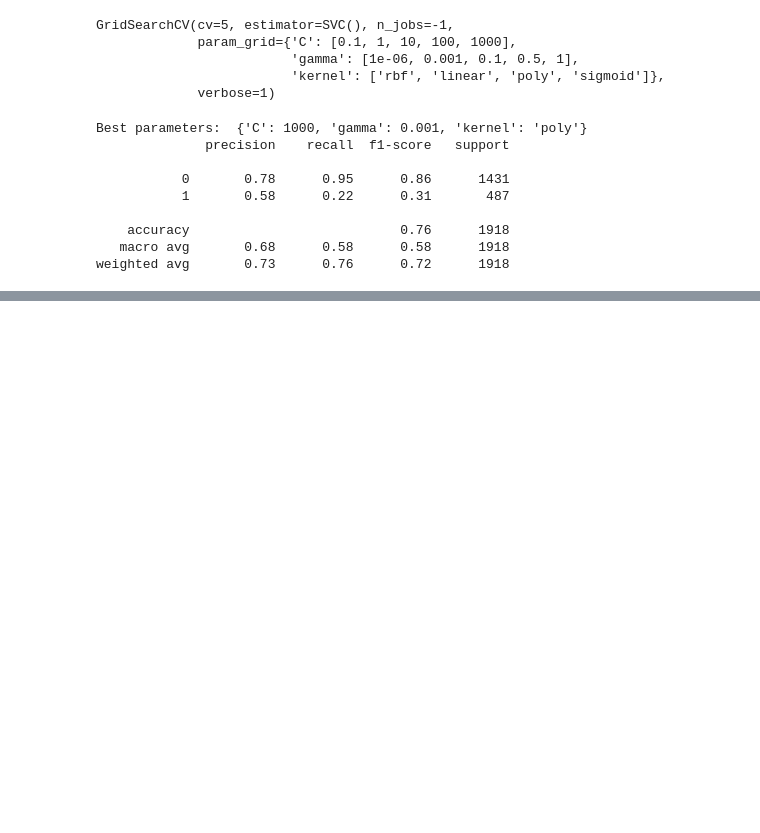
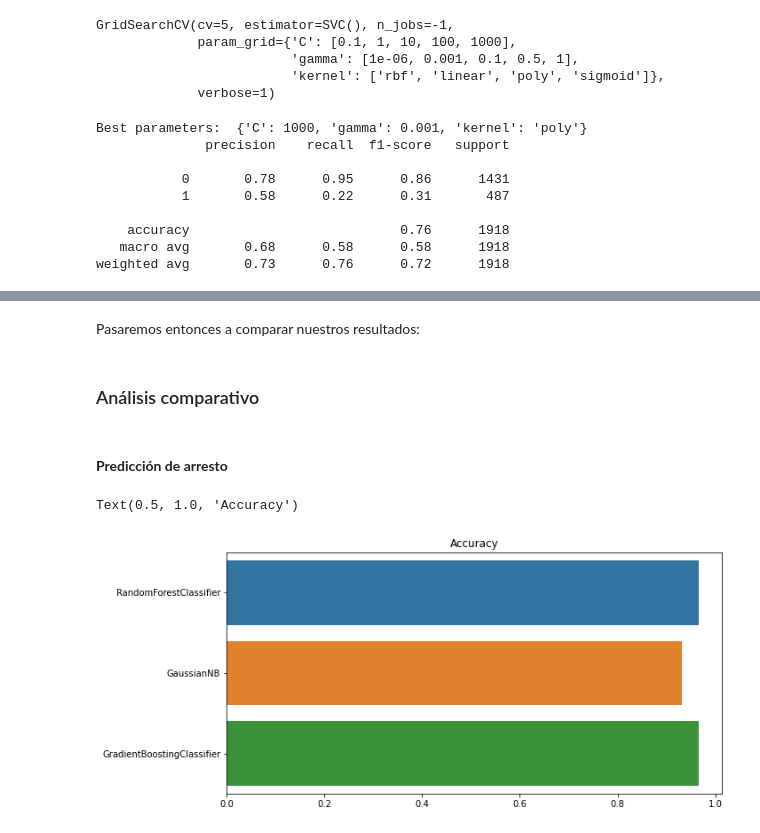
Before and after one commit to Japsz/DesafioLatam, a Jupyter notebook: Unidad 3 - Machine Learning/Prueba/Predicción de delitos/hito1.ipynb, the cells around one changed output, grey strips where cells are left out. Drawn from its saved outputs; the diff is of its cells as text; code cells hidden in the pictures; blank space fills up the shorter version.

```diff
--- a/Unidad 3 - Machine Learning/Prueba/Predicción de delitos/hito1.ipynb
+++ b/Unidad 3 - Machine Learning/Prueba/Predicción de delitos/hito1.ipynb
@@ -451,0 +450,4 @@ Vemos que al agregar las probabilidades de la GMM al espacio de atributos se mej
+# %%
+# Instanciamos el modelo con lo mejores hiperámetros y lo entrenamos
+bestRf = RandomForestClassifier(max_depth=10, n_estimators=387, max_features='auto', random_state=19137, oob_score=True)
+bestRf.fit(X_GMM_train, y_GMM_train)
@@ -536,0 +544,4 @@ A groso modo, el agregar las columnas de la mezcla de gaussianas no afecta el de
+# %%
+# Instanciamos el modelo con lo mejores hiperámetros y lo entrenamos
+bestNB = GaussianNB(var_smoothing=1.9, priors=[0.2, 0.8])
+bestNB.fit(X_GMM_train, y_GMM_train)
@@ -621,0 +641,4 @@ weighted avg       0.96      0.96      0.96      1918
+# %%
+# Instanciamos el modelo con lo mejores hiperámetros y lo entrenamos
+bestGB = GradientBoostingClassifier(learning_rate=0.1, max_depth=50, subsample=0.5, max_features=None, random_state=19137, n_estimators=400)
+bestGB.fit(X_train, y_train)
@@ -622 +650,22 @@ weighted avg       0.96      0.96      0.96      1918
+# %%
+# Guardaremos las métricas de cada modelo para el análisis final
+arst_fprs = []
+arst_tprs = []
+arst_thresholds = []
+
+arst_accuracies = pd.Series([], dtype=float)
+# Guardamos las métricas para las con GMM
+for model in [bestRf, bestNB]:
+    fpr, tpr, threshold = roc_curve(y_GMM_test, model.predict_proba(X_GMM_test)[:, 1])
+    arst_fprs.append(fpr)
+    arst_tprs.append(tpr)
+    arst_thresholds.append(threshold)
+    arst_accuracies.at[model.__class__.__name__] = accuracy_score(y_GMM_test, model.predict(X_GMM_test))
+# Guardamos las métricas para el modelo de GradientBoost
+for model in [bestGB]:
+    fpr, tpr, threshold = roc_curve(y_test, model.predict_proba(X_test)[:, 1])
+    arst_fprs.append(fpr)
+    arst_tprs.append(tpr)
+    arst_thresholds.append(threshold)
+    arst_accuracies.at[model.__class__.__name__] = accuracy_score(y_test, model.predict(X_test))
 # %% [markdown]
@@ -906,0 +1126,14 @@ weighted avg       0.73      0.76      0.70      1918
+# %% [markdown]
+Pasaremos entonces a comparar nuestros resultados:
+# %% [markdown]
+### Análisis comparativo
+# %% [markdown]
+#### __Predicción de arresto__
+# %%
+# Graficamos las accuracys
+plt.figure(figsize=(10, 5))
+sns.barplot(y=arst_accuracies.index, x=arst_accuracies)
+plt.title('Accuracy')
+# %% [output]
+Text(0.5, 1.0, 'Accuracy')
+[figure, added]
```
Also changed, not shown: parts of 52 cells of this notebook, 6 other files.
